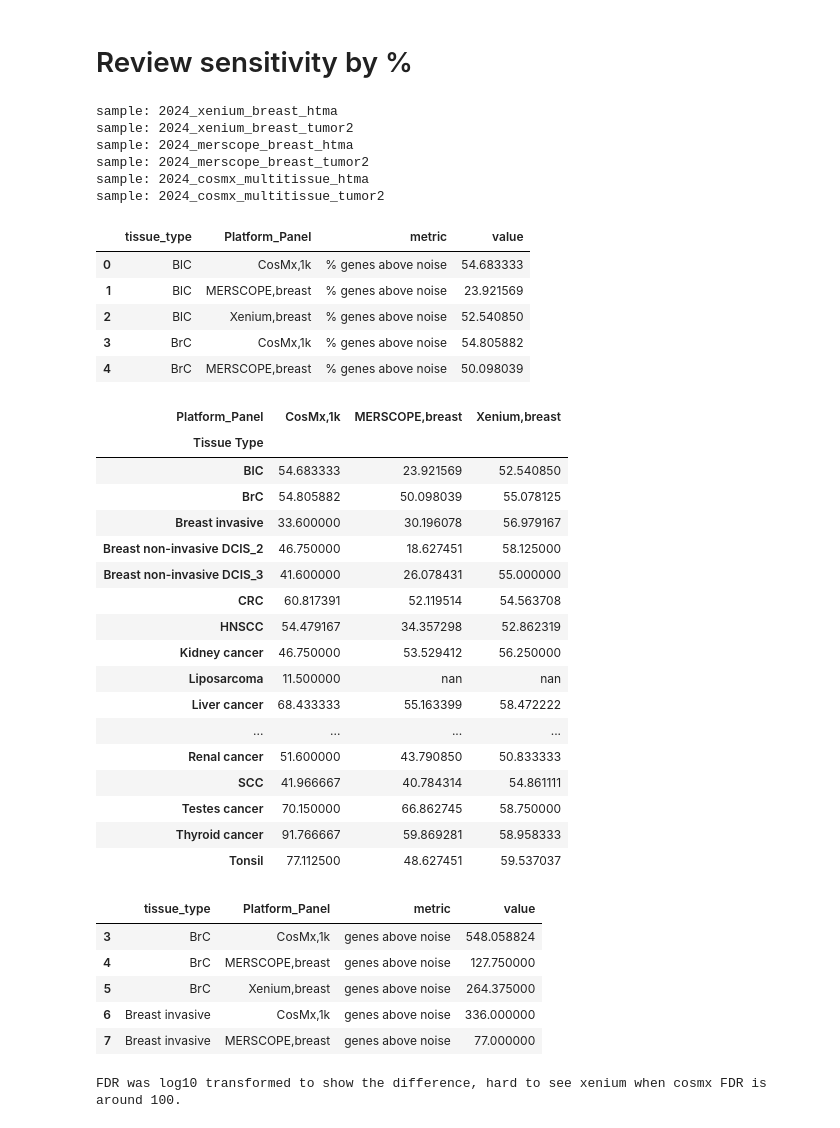
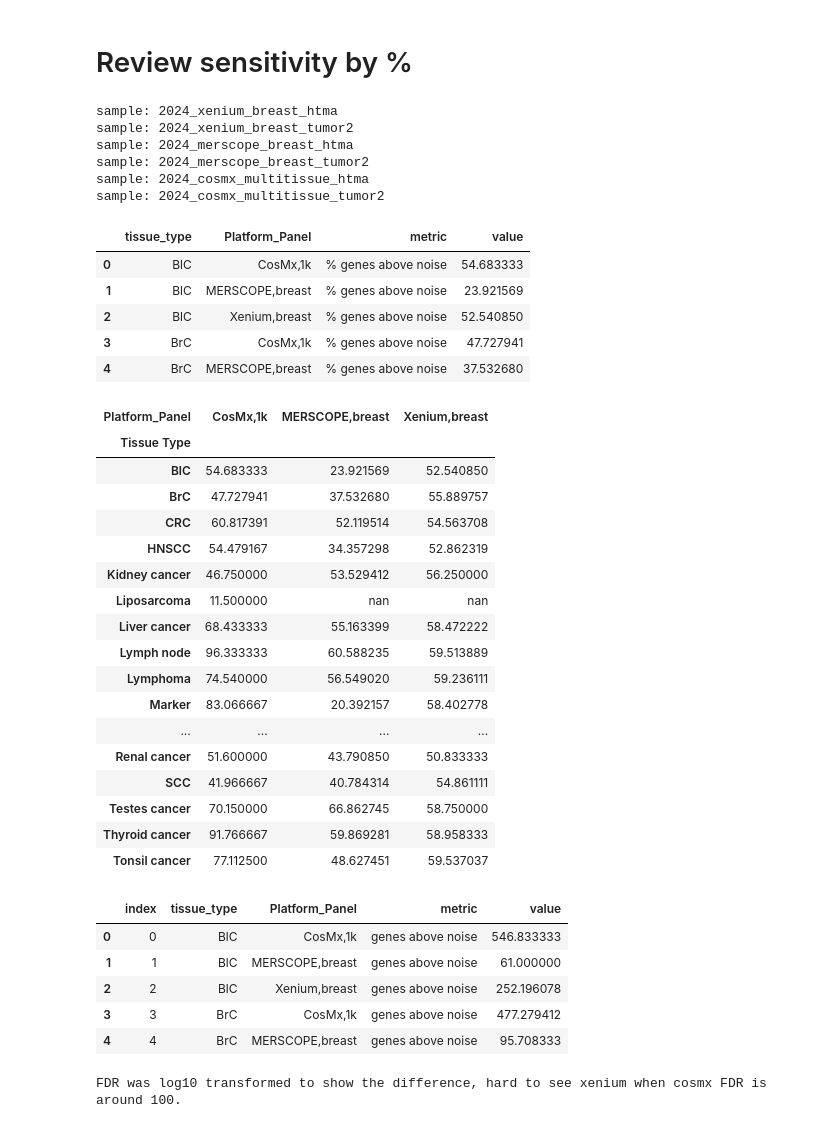
Before and after one commit to broadinstitute/ist_benchmarking, a Jupyter notebook: 02_specificity_sensitivity_reproducibility.ipynb, the cells around one changed output. Drawn from its saved outputs; the diff is of its cells as text; code cells hidden in the pictures.

```diff
--- a/02_specificity_sensitivity_reproducibility.ipynb
+++ b/02_specificity_sensitivity_reproducibility.ipynb
@@ -35,0 +7,35 @@ working directory: /Users/whuan/dev/ist_benchmarking
+# %%
+import pandas as pd
+import numpy as np
+import sys
+import os
+import pickle
+import seaborn as sns
+import matplotlib.pyplot as plt
+import plotly.io as pio
+from plotly import express as px
+import scipy as sp
+
+from st_utils import correct_tissue_names, correct_platform_panel,name_parser
+from st_utils import log2_fold_change
+from st_utils import log_transform
+from constants import SAMPLES, sample_color
+from constants import matching_cores_2024 as matching_cores
+
+pd.set_option('display.max_rows',999)
+pd.set_option('display.max_columns', 500)
+pd.set_option('display.width', 1000)
+
+
+wd = os.getcwd()
+print (f'working directory: {wd}')
+
+year = '2023'
+
+if year == '2024':
+    samples = [x for x in SAMPLES if '2024' in x]
+elif year == '2023':
+    samples = [x for x in SAMPLES if '2024' not in x]
+else:
+    samples = [x for x in SAMPLES]
+print (samples)
@@ -127,7 +136,8 @@ matching_cores = []
 for tma in ['htma', 'normal','tumor2']:
     df = df_cores_both.copy()
     for s in samples:
-        df = df.loc[df[s] == 1.0] if tma in s else df
+        if tma in s:
+            df = df.loc[df[s] == 1.0]
     df_matching_cores[tma] = df
     print (df['core'].nunique(), f'cores in all {tma} tma samples')
 
@@ -369,8 +390,8 @@ sample: 2024_cosmx_multitissue_tumor2
 | 0 | BlC | CosMx,1k | % genes above noise | 54.683333 |
 | 1 | BlC | MERSCOPE,breast | % genes above noise | 23.921569 |
 | 2 | BlC | Xenium,breast | % genes above noise | 52.540850 |
-| 3 | BrC | CosMx,1k | % genes above noise | 54.805882 |
-| 4 | BrC | MERSCOPE,breast | % genes above noise | 50.098039 |
+| 3 | BrC | CosMx,1k | % genes above noise | 47.727941 |
+| 4 | BrC | MERSCOPE,breast | % genes above noise | 37.532680 |
 # %%
 if not os.path.exists('tables'):
     os.makedirs('tables')
@@ -414,25 +435,26 @@ styled_df
 | Platform_Panel | CosMx,1k | MERSCOPE,breast | Xenium,breast |
 | Tissue Type |  |  |  |
 | BlC | 54.683333 | 23.921569 | 52.540850 |
-| BrC | 54.805882 | 50.098039 | 55.078125 |
-| Breast invasive | 33.600000 | 30.196078 | 56.979167 |
-| Breast non-invasive DCIS_2 | 46.750000 | 18.627451 | 58.125000 |
-| Breast non-invasive DCIS_3 | 41.600000 | 26.078431 | 55.000000 |
+| BrC | 47.727941 | 37.532680 | 55.889757 |
 | CRC | 60.817391 | 52.119514 | 54.563708 |
 | HNSCC | 54.479167 | 34.357298 | 52.862319 |
 | Kidney cancer | 46.750000 | 53.529412 | 56.250000 |
 | Liposarcoma | 11.500000 | nan | nan |
 | Liver cancer | 68.433333 | 55.163399 | 58.472222 |
+| Lymph node | 96.333333 | 60.588235 | 59.513889 |
+| Lymphoma | 74.540000 | 56.549020 | 59.236111 |
+| Marker | 83.066667 | 20.392157 | 58.402778 |
 | ... | ... | ... | ... |
 | Renal cancer | 51.600000 | 43.790850 | 50.833333 |
 | SCC | 41.966667 | 40.784314 | 54.861111 |
 | Testes cancer | 70.150000 | 66.862745 | 58.750000 |
 | Thyroid cancer | 91.766667 | 59.869281 | 58.958333 |
-| Tonsil | 77.112500 | 48.627451 | 59.537037 |
+| Tonsil cancer | 77.112500 | 48.627451 | 59.537037 |
 # %%
 ## FDR negative
 df_fdr1_orignal = pd.read_csv(f'{wd}/data/fdr/negative_{year}.csv')
 df_fdr1_orignal = df_fdr1_orignal.loc[df_fdr1_orignal['sample'].isin(run_samples)]
+df_fdr1_orignal = correct_tissue_names('tumor2',df_fdr1_orignal)
 if tma == 'tumor':
     df_fdr1_orignal = df_fdr1_orignal.loc[df_fdr1_orignal['sample'].str.contains('htma')]
 elif tma == 'normal':
@@ -460,41 +482,45 @@ if supplement:
 # FDR blank
 df_fdr2_original = pd.read_csv(f'{wd}/data/fdr/blank_{year}.csv')
 df_fdr2_original = df_fdr2_original.loc[df_fdr2_original['sample'].isin(run_samples)]
+df_fdr2_original = correct_tissue_names('tumor2',df_fdr2_original)
 if tma == 'tumor':
     df_fdr2_original = df_fdr2_original.loc[df_fdr2_original['sample'].str.contains('htma')]
 elif tma == 'normal':
     df_fdr2_original = df_fdr2_original.loc[df_fdr2_original['sample'].str.contains('normal')]
 elif tma == 'tumo2':
     df_fdr2_original = df_fdr2_original.loc[df_fdr2_original['sample'].str.contains('tumor2')]
 else:
     df_fdr2_original = df_fdr2_original.copy()
 
 df_fdr2 = df_fdr2_original.drop(['sample','panel'], axis=1)
 df_fdr2 = df_fdr2.rename(columns={'fdr':'value', 'modality':'Platform'})
 df_fdr2['metric'] = 'Log₁₀FDR(blank)'
 df_fdr2 = df_fdr2.groupby(['tissue_type','Platform','metric']).agg({'value': 'mean'}).reset_index()
 df_fdr2['value'] = df_fdr2['value'].replace(0, 0.0001)
 df_fdr2['value'] = np.log10(df_fdr2['value'])
 
 if supplement:
     df_fdr2 = df_fdr2_original.rename(columns={'fdr':'value'})
     df_fdr2['metric'] = 'Log₁₀FDR(blank)'
     df_fdr2 = df_fdr2.groupby(['tissue_type','Platform_Panel','metric']).agg({'value': 'mean'}).reset_index()
     df_fdr2['value'] = df_fdr2['value'].replace(0, 0.0001)
     df_fdr2['value'] = np.log10(df_fdr2['value'])
 
 # Combine all
 df_plot = pd.DataFrame()
 df_plot = pd.concat([df_plot_sen, df_plot_sen_pa])
 df_plot = pd.concat([df_plot, df_plot_spe])
 df_plot = pd.concat([df_plot, df_fdr1])
 df_plot = pd.concat([df_plot, df_fdr2])
-df_plot = df_plot.loc[~df_plot['tissue_type'].isin(['Pancreas','Renal pelvis','BlC'])]
+df_plot = df_plot.loc[~df_plot['tissue_type'].isin(['Pancreas','Renal pelvis'])]
+
+df_plot = df_plot.reset_index()
+
 df_plot.head()
 # %% [output]
-|  | tissue_type | Platform_Panel | metric | value |
-| 3 | BrC | CosMx,1k | genes above noise | 548.058824 |
-| 4 | BrC | MERSCOPE,breast | genes above noise | 127.750000 |
-| 5 | BrC | Xenium,breast | genes above noise | 264.375000 |
-| 6 | Breast invasive | CosMx,1k | genes above noise | 336.000000 |
-| 7 | Breast invasive | MERSCOPE,breast | genes above noise | 77.000000 |
+|  | index | tissue_type | Platform_Panel | metric | value |
+| 0 | 0 | BlC | CosMx,1k | genes above noise | 546.833333 |
+| 1 | 1 | BlC | MERSCOPE,breast | genes above noise | 61.000000 |
+| 2 | 2 | BlC | Xenium,breast | genes above noise | 252.196078 |
+| 3 | 3 | BrC | CosMx,1k | genes above noise | 477.279412 |
+| 4 | 4 | BrC | MERSCOPE,breast | genes above noise | 95.708333 |
```
Also changed, not shown: parts of 10 cells of this notebook, 1 other file.
